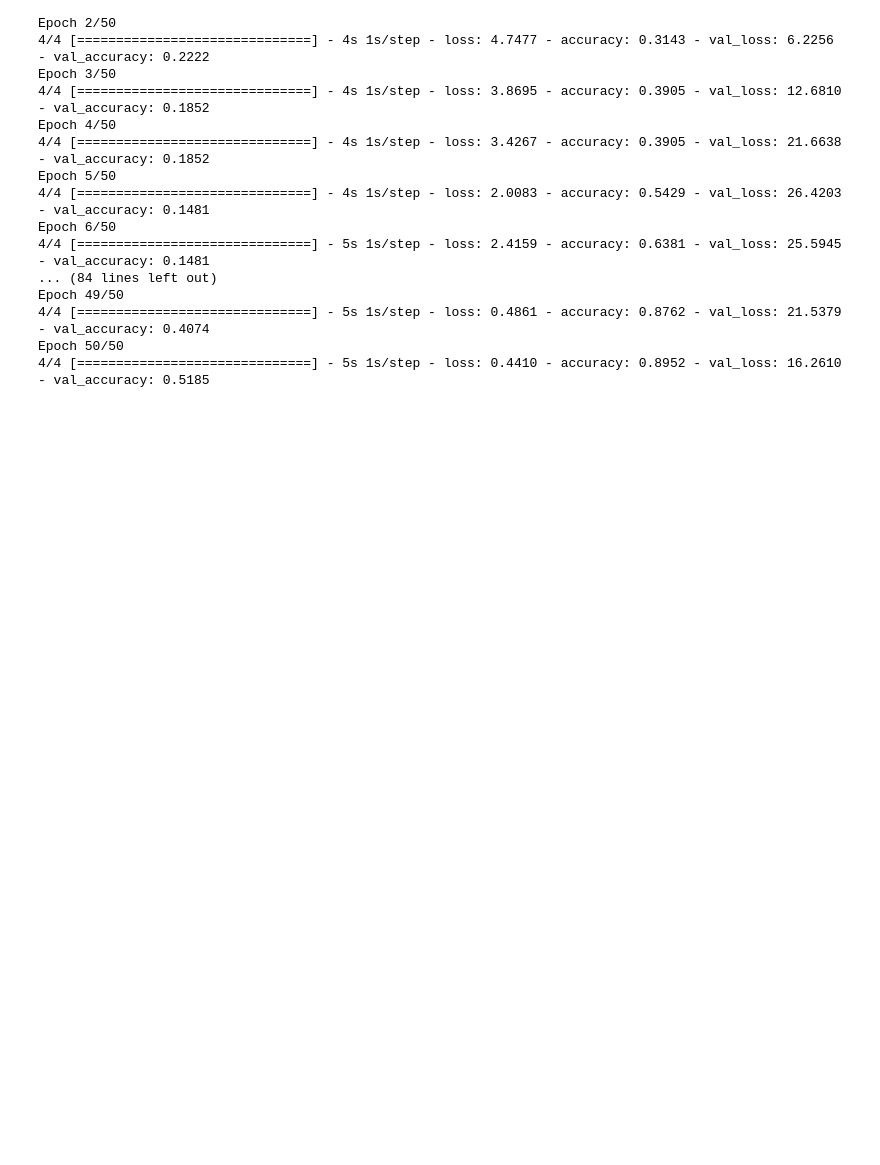
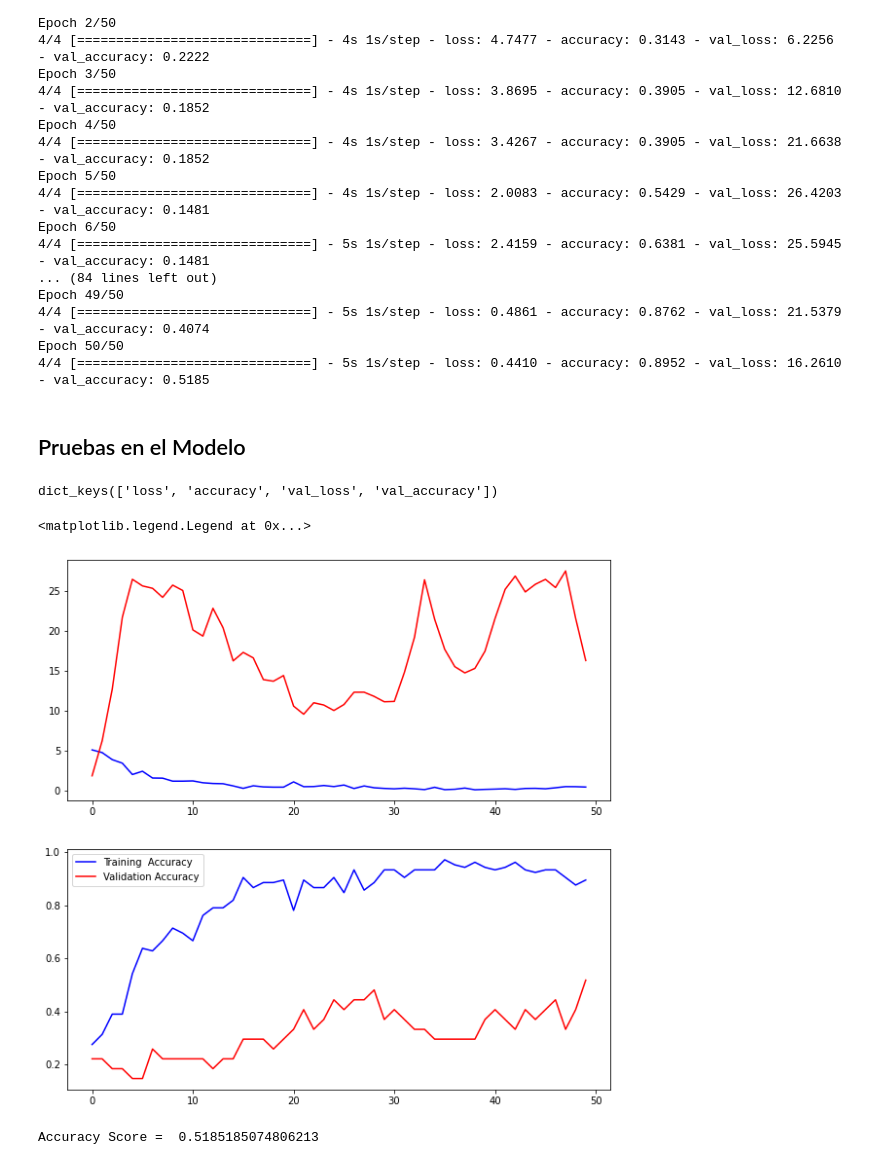
Before and after one commit to majito02/ModelamientoIdentificaci-nUsuario, a Jupyter notebook: [NRC_6278]Borja_Parraga_Lab1U3PrepoImag.ipynb, the cells around one changed output. Saved outputs shown, nothing was run; the diff lists cells and outputs as text; code cells hidden in the pictures; blank space fills up the shorter version.

Commit message:
Pruebas en el Modelo

```diff
--- a/[NRC_6278]Borja_Parraga_Lab1U3PrepoImag.ipynb
+++ b/[NRC_6278]Borja_Parraga_Lab1U3PrepoImag.ipynb
@@ -535,3 +536,31 @@ Epoch 49/50
 4/4 [==============================] - 5s 1s/step - loss: 0.4861 - accuracy: 0.8762 - val_loss: 21.5379 - val_accuracy: 0.4074
 Epoch 50/50
 4/4 [==============================] - 5s 1s/step - loss: 0.4410 - accuracy: 0.8952 - val_loss: 16.2610 - val_accuracy: 0.5185
+# %% [markdown]
+## Pruebas en el Modelo
+# %%
+#Encuentro las metricas que he guardado
+model.history.history.keys()
+# %% [output]
+dict_keys(['loss', 'accuracy', 'val_loss', 'val_accuracy'])
+# %%
+#Visualizo el entrenbamiento a traves de las epocas
+f,ax=plt.subplots(2,1,figsize=(10,10))
+
+#Asignación de la primera graficacpara graficar la pérdida en el entrenamiento y en la  validación
+ax[0].plot(model.history.history['loss'],color='b',label='Training Loss')
+ax[0].plot(model.history.history['val_loss'],color='r',label='Validation Loss')
+
+#Trazado de la precisión del entrenamiento y la precisión de la validación
+ax[1].plot(model.history.history['accuracy'],color='b',label='Training  Accuracy')
+ax[1].plot(model.history.history['val_accuracy'],color='r',label='Validation Accuracy')
+
+plt.legend()
+# %% [output]
+<matplotlib.legend.Legend at 0x...>
+[figure, added]
+# %%
+#Imprimo el accuracy de mi modelo
+print('Accuracy Score = ',np.max(history.history['val_accuracy']))
+# %% [output]
+Accuracy Score =  0.5185185074806213
```
Also changed, not shown: parts of 5 cells of this notebook.
